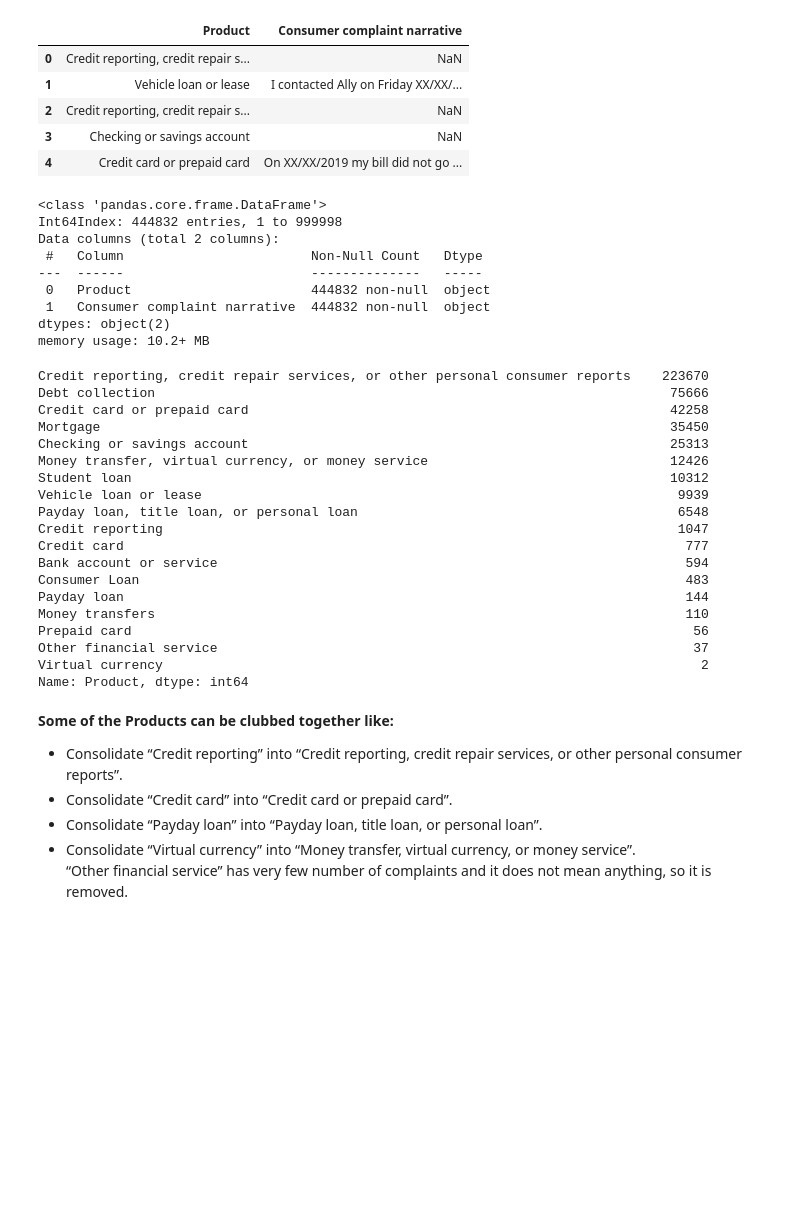
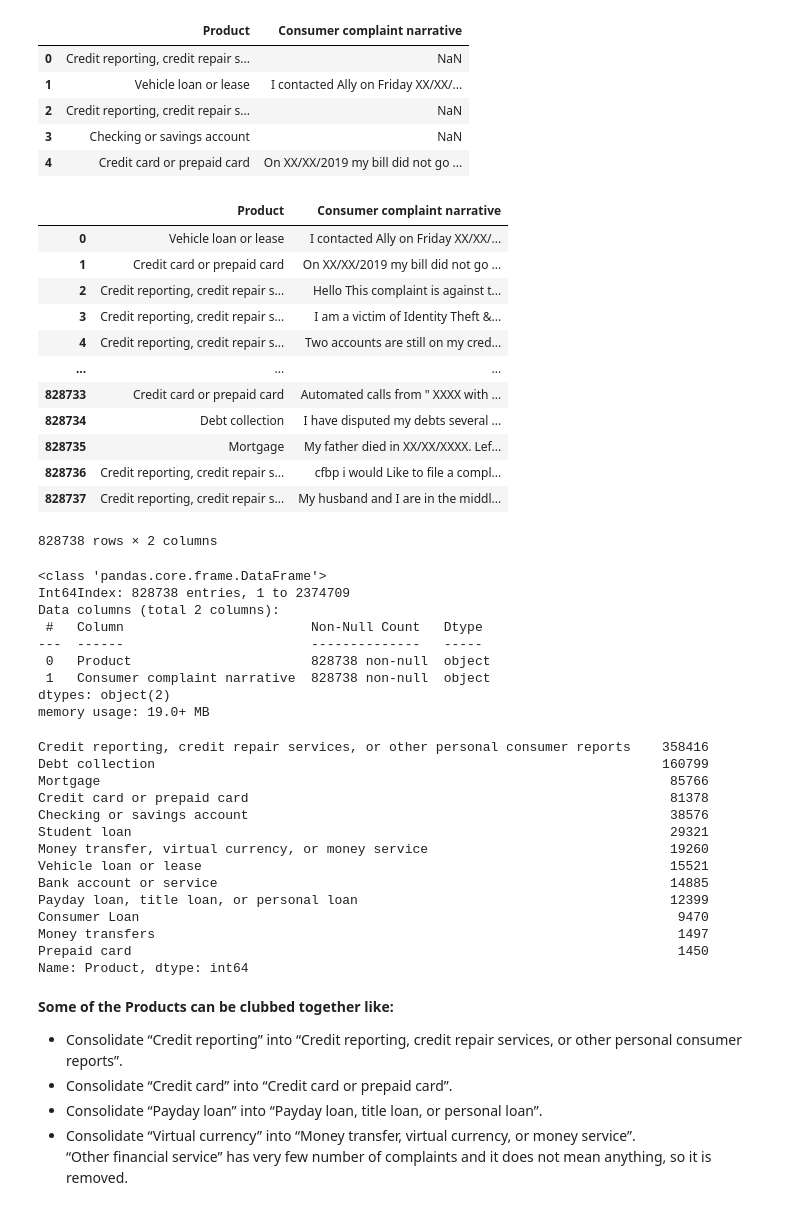
Before and after one commit to mayanksinghkgp/NLP_Projects, a Jupyter notebook: Multiclass Text Classification/Multiclass_consumer_complaints.ipynb, the cells around one changed output. Cells and saved outputs as stored; diff of their text form; code cells hidden in the pictures; blank space fills up the shorter version.

```diff
--- a/Multiclass Text Classification/Multiclass_consumer_complaints.ipynb
+++ b/Multiclass Text Classification/Multiclass_consumer_complaints.ipynb
@@ -16,5 +17,5 @@ import seaborn as sns
 # %%
-df = pd.read_csv('complaints.csv', nrows = 1000000)
+df = pd.read_csv('complaints.csv', usecols = ['Product', 'Consumer complaint narrative'])
 df.info()
 # %% [output]
 <class 'pandas.core.frame.DataFrame'>
@@ -50,36 +41,49 @@ df = df.dropna(axis = 0)
+# %%
+df1 = df.dropna(axis = 0)
+df1.reset_index(drop=True)
+# df1=df1.drop('index', axis = 1)
+# %% [output]
+|  | Product | Consumer complaint narrative |
+| 0 | Vehicle loan or lease | I contacted Ally on Friday XX/XX/... |
+| 1 | Credit card or prepaid card | On XX/XX/2019 my bill did not go ... |
+| 2 | Credit reporting, credit repair s... | Hello This complaint is against t... |
+| 3 | Credit reporting, credit repair s... | I am a victim of Identity Theft &... |
+| 4 | Credit reporting, credit repair s... | Two accounts are still on my cred... |
+| ... | ... | ... |
+| 828733 | Credit card or prepaid card | Automated calls from " XXXX with ... |
+| 828734 | Debt collection | I have disputed my debts several ... |
+| 828735 | Mortgage | My father died in XX/XX/XXXX. Lef... |
+| 828736 | Credit reporting, credit repair s... | cfbp i would Like to file a compl... |
+| 828737 | Credit reporting, credit repair s... | My husband and I are in the middl... |
+828738 rows × 2 columns
 # %%
-df.info()
+df1.info()
 # %% [output]
 <class 'pandas.core.frame.DataFrame'>
-Int64Index: 444832 entries, 1 to 999998
+Int64Index: 828738 entries, 1 to 2374709
 Data columns (total 2 columns):
  #   Column                        Non-Null Count   Dtype
 ---  ------                        --------------   -----
- 0   Product                       444832 non-null  object
- 1   Consumer complaint narrative  444832 non-null  object
+ 0   Product                       828738 non-null  object
+ 1   Consumer complaint narrative  828738 non-null  object
 dtypes: object(2)
-memory usage: 10.2+ MB
+memory usage: 19.0+ MB
 # %%
-df.Product.value_counts()
+df1.Product.value_counts()
 # %% [output]
-Credit reporting, credit repair services, or other personal consumer reports    223670
-Debt collection                                                                  75666
-Credit card or prepaid card                                                      42258
-Mortgage                                                                         35450
-Checking or savings account                                                      25313
-Money transfer, virtual currency, or money service                               12426
-Student loan                                                                     10312
-Vehicle loan or lease                                                             9939
-Payday loan, title loan, or personal loan                                         6548
-Credit reporting                                                                  1047
-Credit card                                                                        777
-Bank account or service                                                            594
-Consumer Loan                                                                      483
-Payday loan                                                                        144
-Money transfers                                                                    110
-Prepaid card                                                                        56
-Other financial service                                                             37
-Virtual currency                                                                     2
+Credit reporting, credit repair services, or other personal consumer reports    358416
+Debt collection                                                                 160799
+Mortgage                                                                         85766
+Credit card or prepaid card                                                      81378
+Checking or savings account                                                      38576
+Student loan                                                                     29321
+Money transfer, virtual currency, or money service                               19260
+Vehicle loan or lease                                                            15521
+Bank account or service                                                          14885
+Payday loan, title loan, or personal loan                                        12399
+Consumer Loan                                                                     9470
+Money transfers                                                                   1497
+Prepaid card                                                                      1450
 Name: Product, dtype: int64
 # %% [markdown]
 **Some of the Products can be clubbed together like:**
```
Also changed, not shown: parts of 17 cells of this notebook.
